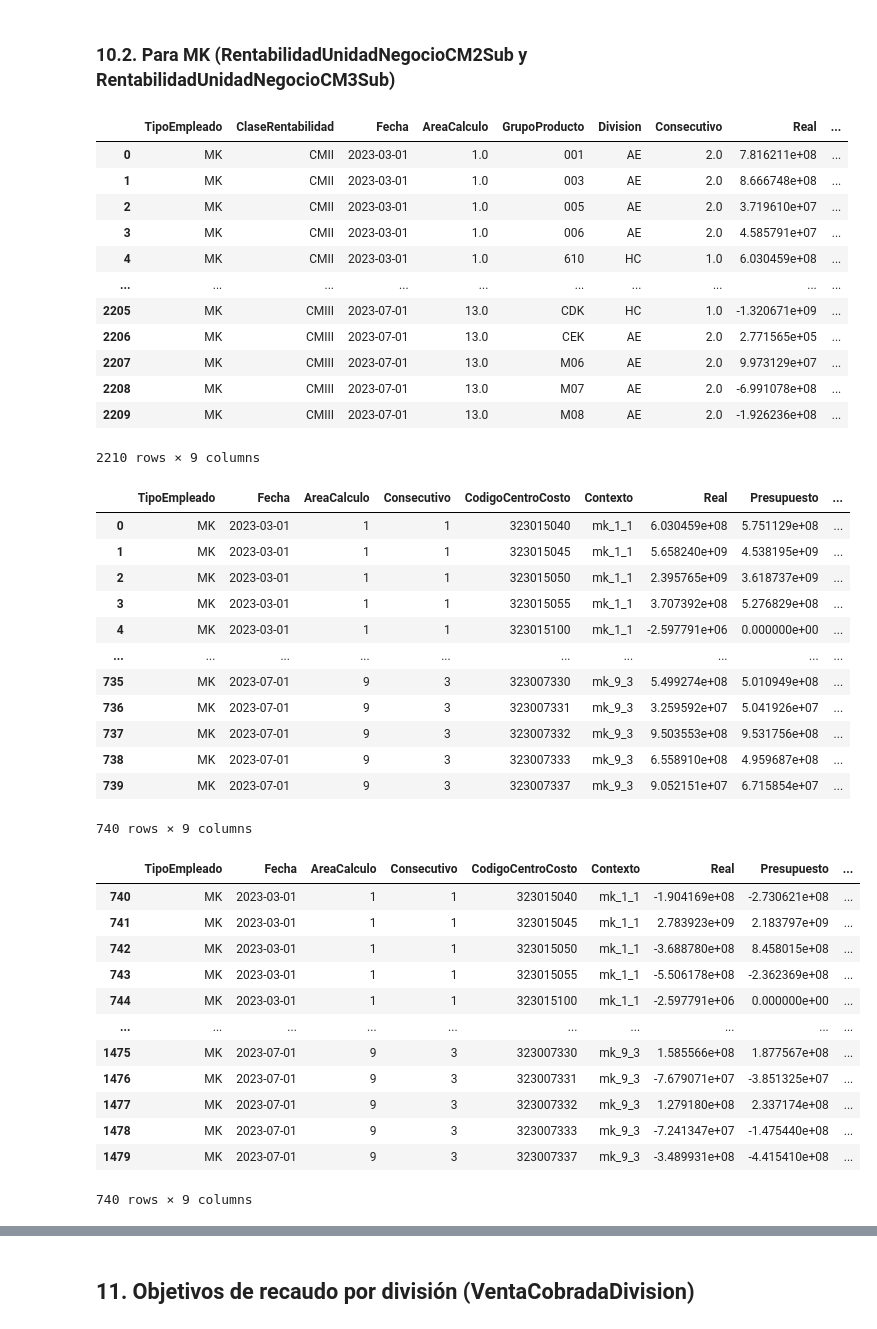
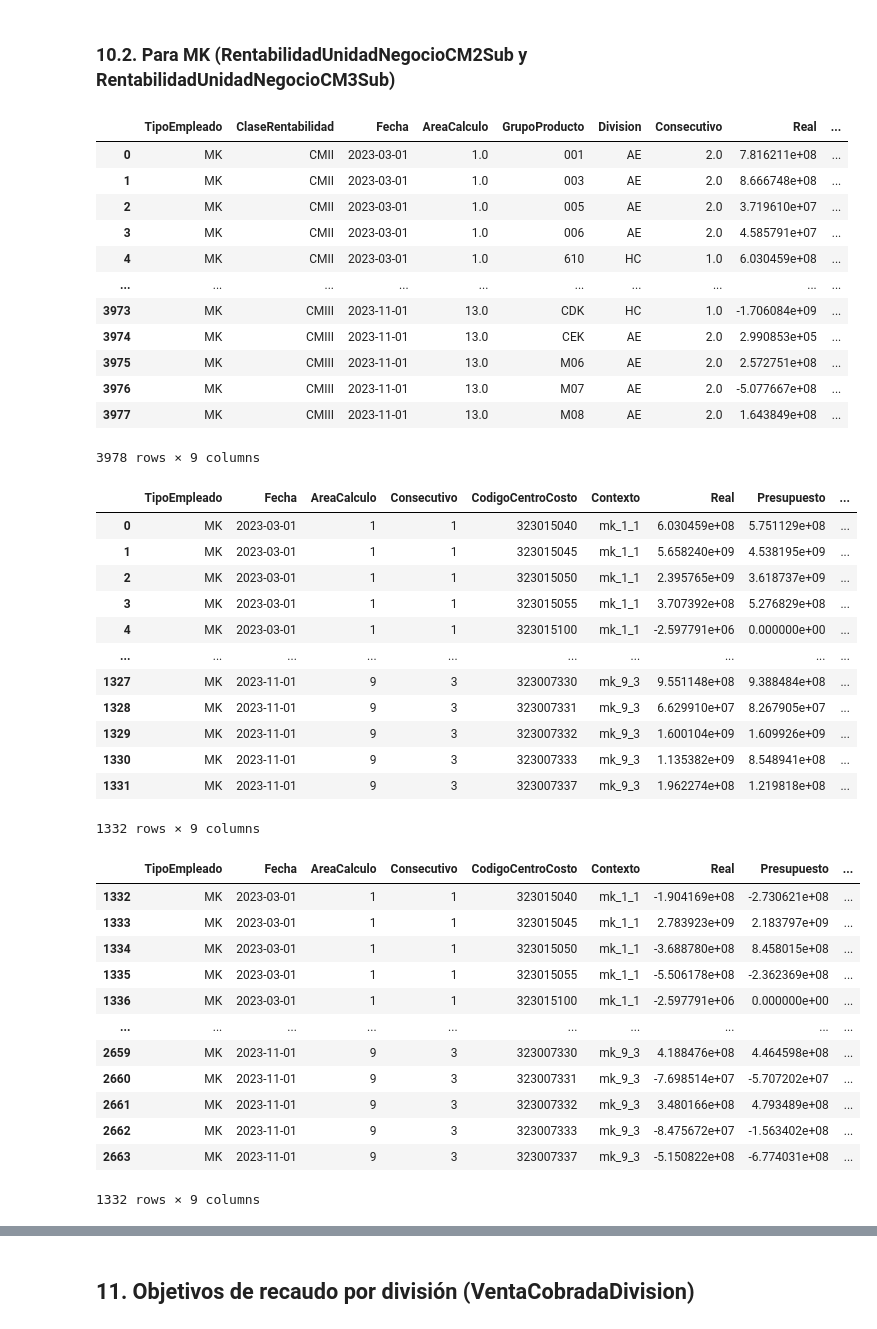
Before and after one commit to Crispelinho/-Liquidations-Incentives-Jupyter, a Jupyter notebook: BBraun - Incentivos (Centros-De-Costo).ipynb, the cells around one changed output, grey strips where cells are left out. Saved outputs shown, nothing was run; the diff lists cells and outputs as text; code cells hidden in the pictures.

Commit message:
Se solucionan cálculo de algunas variables.

```diff
--- a/BBraun - Incentivos (Centros-De-Costo).ipynb
+++ b/BBraun - Incentivos (Centros-De-Costo).ipynb
@@ -10,7 +10,9 @@ base_dir = 'C:\\Users\\Crisp\\Documents\\QualitySoftGroup\\Proyectos\\Liquidatio
 print(base_dir)
 #base_dir = '/data/notebook_files/'
 sub_direct = ''
-sub_direct = 'archivos-fuente-78'
+# sub_direct = 'archivos-fuente-78'
+sub_direct = 'archivos-fuente-82'
+
 folder_bbraun_source = os.path.join(base_dir, 'source', sub_direct)
 print(folder_bbraun_source)
 if base_dir not in sys.path:
@@ -19,7 +21,7 @@ if 'OUTPUT_FOLDER' not in locals():
     OUTPUT_FOLDER = os.path.join(base_dir, 'output')
 
 if 'fecha_liquidacion' not in locals():
-    fecha_liquidacion = '2023-07-01'
+    fecha_liquidacion = '2023-11-01'
 if 'meses_incentivos' not in locals():
     meses_incentivos = [1, 2, 3, 4, 5, 6, 7, 8, 9, 10, 11, 12]
 if 'df_resultado_detallado_previo' not in locals():
@@ -424,7 +426,7 @@ if 'df_renal_ambulatorio' not in locals():
             'PlanVentaTotal': float,
             'RealVentaTotal': float,
             'PlanVentaCobradaRenal': float,
-            'RealVentaCobrada Renal': float,
+            'RealVentaCobradaRenal': float,
         }
     )
 
@@ -2473,15 +2518,15 @@ rentabilidad_mk_sub
 | 3 | MK | CMII | 2023-03-01 | 1.0 | 006 | AE | 2.0 | 4.585791e+07 | ... |
 | 4 | MK | CMII | 2023-03-01 | 1.0 | 610 | HC | 1.0 | 6.030459e+08 | ... |
 | ... | ... | ... | ... | ... | ... | ... | ... | ... | ... |
-| 2205 | MK | CMIII | 2023-07-01 | 13.0 | CDK | HC | 1.0 | -1.320671e+09 | ... |
-| 2206 | MK | CMIII | 2023-07-01 | 13.0 | CEK | AE | 2.0 | 2.771565e+05 | ... |
-| 2207 | MK | CMIII | 2023-07-01 | 13.0 | M06 | AE | 2.0 | 9.973129e+07 | ... |
-| 2208 | MK | CMIII | 2023-07-01 | 13.0 | M07 | AE | 2.0 | -6.991078e+08 | ... |
-| 2209 | MK | CMIII | 2023-07-01 | 13.0 | M08 | AE | 2.0 | -1.926236e+08 | ... |
+| 3973 | MK | CMIII | 2023-11-01 | 13.0 | CDK | HC | 1.0 | -1.706084e+09 | ... |
+| 3974 | MK | CMIII | 2023-11-01 | 13.0 | CEK | AE | 2.0 | 2.990853e+05 | ... |
+| 3975 | MK | CMIII | 2023-11-01 | 13.0 | M06 | AE | 2.0 | 2.572751e+08 | ... |
+| 3976 | MK | CMIII | 2023-11-01 | 13.0 | M07 | AE | 2.0 | -5.077667e+08 | ... |
+| 3977 | MK | CMIII | 2023-11-01 | 13.0 | M08 | AE | 2.0 | 1.643849e+08 | ... |
-2210 rows × 9 columns
+3978 rows × 9 columns
 # %%
 cumplimiento_rentabilidad_por_unidad_negocio_cm2_mk_centro_costo = (
-    f_calculo_centro_costo_variable_rentabilidad(rentabilidad_mk_sub, 'RentabilidadUnidadNegocioCM2', 'CMII', 'MK')
+    f_calculo_centro_costo_variable_rentabilidad(rentabilidad_mk_sub, 'RentabilidadUnidadNegocioCM2Sub', 'CMII', 'MK')
 )
 cumplimiento_rentabilidad_por_unidad_negocio_cm2_mk_centro_costo
 # %% [output]
@@ -2492,30 +2537,30 @@ cumplimiento_rentabilidad_por_unidad_negocio_cm2_mk_centro_costo
 | 3 | MK | 2023-03-01 | 1 | 1 | 323015055 | mk_1_1 | 3.707392e+08 | 5.276829e+08 | ... |
 | 4 | MK | 2023-03-01 | 1 | 1 | 323015100 | mk_1_1 | -2.597791e+06 | 0.000000e+00 | ... |
 | ... | ... | ... | ... | ... | ... | ... | ... | ... | ... |
-| 735 | MK | 2023-07-01 | 9 | 3 | 323007330 | mk_9_3 | 5.499274e+08 | 5.010949e+08 | ... |
-| 736 | MK | 2023-07-01 | 9 | 3 | 323007331 | mk_9_3 | 3.259592e+07 | 5.041926e+07 | ... |
-| 737 | MK | 2023-07-01 | 9 | 3 | 323007332 | mk_9_3 | 9.503553e+08 | 9.531756e+08 | ... |
-| 738 | MK | 2023-07-01 | 9 | 3 | 323007333 | mk_9_3 | 6.558910e+08 | 4.959687e+08 | ... |
-| 739 | MK | 2023-07-01 | 9 | 3 | 323007337 | mk_9_3 | 9.052151e+07 | 6.715854e+07 | ... |
+| 1327 | MK | 2023-11-01 | 9 | 3 | 323007330 | mk_9_3 | 9.551148e+08 | 9.388484e+08 | ... |
+| 1328 | MK | 2023-11-01 | 9 | 3 | 323007331 | mk_9_3 | 6.629910e+07 | 8.267905e+07 | ... |
+| 1329 | MK | 2023-11-01 | 9 | 3 | 323007332 | mk_9_3 | 1.600104e+09 | 1.609926e+09 | ... |
+| 1330 | MK | 2023-11-01 | 9 | 3 | 323007333 | mk_9_3 | 1.135382e+09 | 8.548941e+08 | ... |
+| 1331 | MK | 2023-11-01 | 9 | 3 | 323007337 | mk_9_3 | 1.962274e+08 | 1.219818e+08 | ... |
-740 rows × 9 columns
+1332 rows × 9 columns
 # %%
 cumplimiento_rentabilidad_por_unidad_negocio_cm3_mk_centro_costo = (
-    f_calculo_centro_costo_variable_rentabilidad(rentabilidad_mk_sub, 'RentabilidadUnidadNegocioCM3', 'CMIII', 'MK')
+    f_calculo_centro_costo_variable_rentabilidad(rentabilidad_mk_sub, 'RentabilidadUnidadNegocioCM3Sub', 'CMIII', 'MK')
 )
 cumplimiento_rentabilidad_por_unidad_negocio_cm3_mk_centro_costo
 # %% [output]
 |  | TipoEmpleado | Fecha | AreaCalculo | Consecutivo | CodigoCentroCosto | Contexto | Real | Presupuesto | ... |
-| 740 | MK | 2023-03-01 | 1 | 1 | 323015040 | mk_1_1 | -1.904169e+08 | -2.730621e+08 | ... |
-| 741 | MK | 2023-03-01 | 1 | 1 | 323015045 | mk_1_1 | 2.783923e+09 | 2.183797e+09 | ... |
-| 742 | MK | 2023-03-01 | 1 | 1 | 323015050 | mk_1_1 | -3.688780e+08 | 8.458015e+08 | ... |
-| 743 | MK | 2023-03-01 | 1 | 1 | 323015055 | mk_1_1 | -5.506178e+08 | -2.362369e+08 | ... |
-| 744 | MK | 2023-03-01 | 1 | 1 | 323015100 | mk_1_1 | -2.597791e+06 | 0.000000e+00 | ... |
+| 1332 | MK | 2023-03-01 | 1 | 1 | 323015040 | mk_1_1 | -1.904169e+08 | -2.730621e+08 | ... |
+| 1333 | MK | 2023-03-01 | 1 | 1 | 323015045 | mk_1_1 | 2.783923e+09 | 2.183797e+09 | ... |
+| 1334 | MK | 2023-03-01 | 1 | 1 | 323015050 | mk_1_1 | -3.688780e+08 | 8.458015e+08 | ... |
+| 1335 | MK | 2023-03-01 | 1 | 1 | 323015055 | mk_1_1 | -5.506178e+08 | -2.362369e+08 | ... |
+| 1336 | MK | 2023-03-01 | 1 | 1 | 323015100 | mk_1_1 | -2.597791e+06 | 0.000000e+00 | ... |
 | ... | ... | ... | ... | ... | ... | ... | ... | ... | ... |
-| 1475 | MK | 2023-07-01 | 9 | 3 | 323007330 | mk_9_3 | 1.585566e+08 | 1.877567e+08 | ... |
-| 1476 | MK | 2023-07-01 | 9 | 3 | 323007331 | mk_9_3 | -7.679071e+07 | -3.851325e+07 | ... |
-| 1477 | MK | 2023-07-01 | 9 | 3 | 323007332 | mk_9_3 | 1.279180e+08 | 2.337174e+08 | ... |
-| 1478 | MK | 2023-07-01 | 9 | 3 | 323007333 | mk_9_3 | -7.241347e+07 | -1.475440e+08 | ... |
-| 1479 | MK | 2023-07-01 | 9 | 3 | 323007337 | mk_9_3 | -3.489931e+08 | -4.415410e+08 | ... |
+| 2659 | MK | 2023-11-01 | 9 | 3 | 323007330 | mk_9_3 | 4.188476e+08 | 4.464598e+08 | ... |
+| 2660 | MK | 2023-11-01 | 9 | 3 | 323007331 | mk_9_3 | -7.698514e+07 | -5.707202e+07 | ... |
+| 2661 | MK | 2023-11-01 | 9 | 3 | 323007332 | mk_9_3 | 3.480166e+08 | 4.793489e+08 | ... |
+| 2662 | MK | 2023-11-01 | 9 | 3 | 323007333 | mk_9_3 | -8.475672e+07 | -1.563402e+08 | ... |
+| 2663 | MK | 2023-11-01 | 9 | 3 | 323007337 | mk_9_3 | -5.150822e+08 | -6.774031e+08 | ... |
-740 rows × 9 columns
+1332 rows × 9 columns
 # %%
 cumplimiento_rentabilidad_por_unidad_negocio_cm2_mk_sub = (
```
Also changed, not shown: parts of 286 cells of this notebook.
